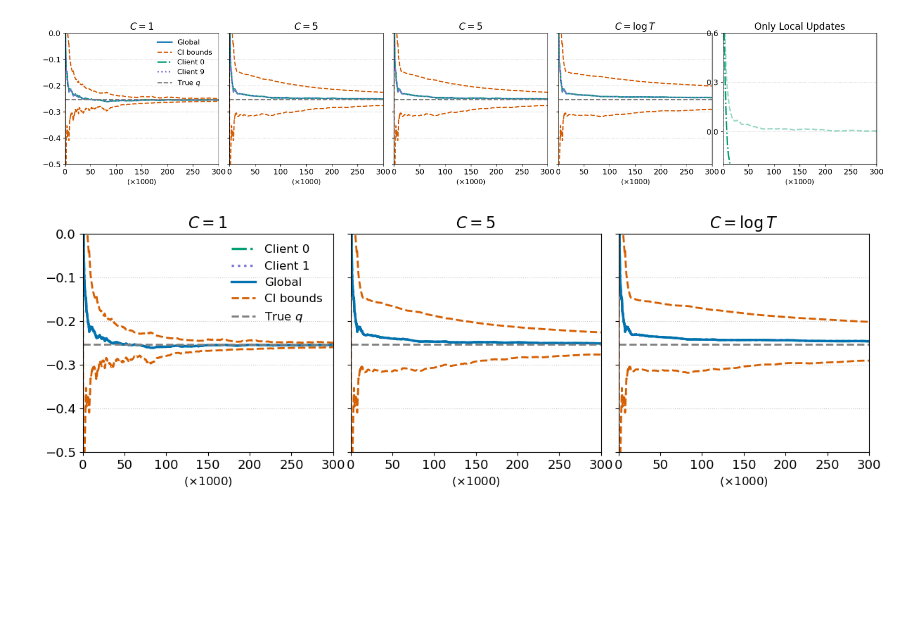
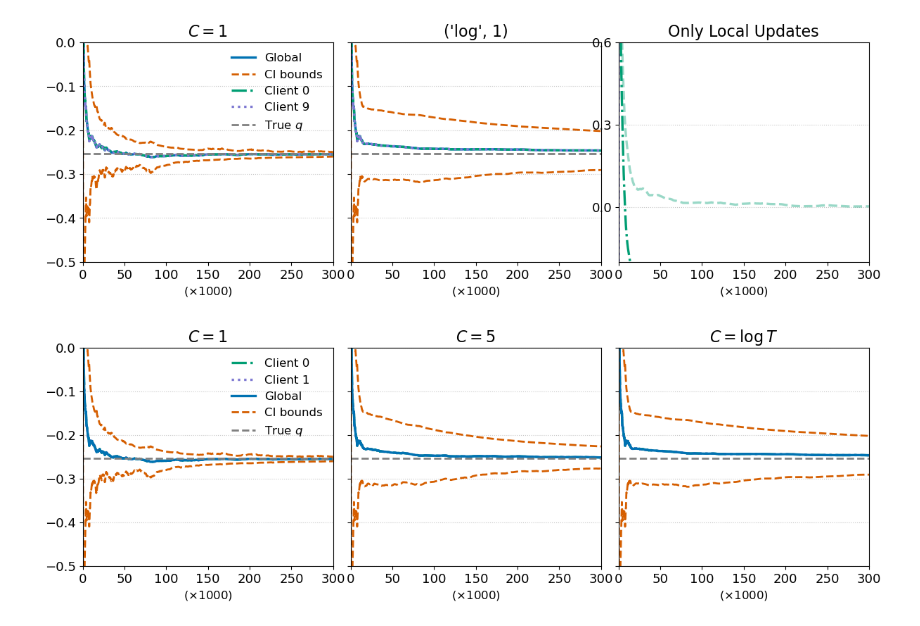
Before and after one commit to Amber-nannan/FedDPQuantile, a Jupyter notebook: plot_trace-Copy2.ipynb, the cells around one changed output. Saved outputs shown, nothing was run; the diff lists cells and outputs as text; code cells hidden in the pictures; blank space fills up the shorter version.

```diff
--- a/plot_trace-Copy2.ipynb
+++ b/plot_trace-Copy2.ipynb
@@ -3,6 +3,14 @@ from util_fdp import *
 import numpy as np
 import matplotlib.pyplot as plt
 from matplotlib.ticker import MaxNLocator
+
+Z_SCORES = {
+    'log': 6.753,
+    'cons': 6.74735,
+     1/3: 6.339,
+     1/2: 5.851,
+     2/3: 4.993
+}
 
 ABC_TABLE = {
     (0.25, 1):(0.51, 100, 20),
@@ -70,7 +78,7 @@ def get_curves(E_typ, E_cons, N,
     xs_g    = np.array(sorted(g_hist))
     gavg    = np.array([g_hist[k] for k in xs_g])
     gvar    = np.array([v_hist[k] for k in xs_g])
-    z       = 6.753 if E_typ == 'log' else 6.74735
+    z       = Z_SCORES[E_typ]
     lo, up  = gavg - z * np.sqrt(gvar), gavg + z * np.sqrt(gvar)
 
     # ── Client 曲线（0 与 1） ──
@@ -213,7 +221,8 @@ def prepare_curves_and_titles(
         title_map = {
             ('cons', 1): r'$C=1$',
             ('cons', 5): r'$C=5$',
-            ('log', 5):  r'$C=\log T$'
+            ('log', 5):  r'$C=\log T$',
+            (1/2,1):r'C = T^{1/2}',
         }
     titles = [title_map.get(cfg, str(cfg)) for cfg in configs] + [local_title]
     return curves_all, titles
@@ -273,33 +277,33 @@ z_score = 6.753 if E == 'log' else 6.74735
 # %%
 # ─────────────────────── 主脚本 ─────────────────────── #
 
 # 参数
 taus         = np.linspace(0.3, 0.5, 10).tolist()
 gene_process = 'homo'
 r            = 0.9
 rs           = [r]*10
 N            = 30_000
 seed         = 1
-configs      = [('cons', 1), ('cons', 5),('cons', 5), ('log', 5)]
+configs      = [('cons', 1),('log', 1)]
 
 # 曲线与标题
 curves_all, titles = prepare_curves_and_titles(
     configs,
     N=N, seed=seed, n_clients=10,
     taus=taus, gene_process=gene_process, rs=rs
 )
 
 # 绘图
 plot_trace_grid(
     curves_all, titles,
     x_max=30_000,
     y_common=(-0.5, 0),
     y_last=(-0.2, 0.6),
     out_path=f'output/trace_{gene_process}_r_{r}_with_client_only.pdf'
 )
 plt.show()
 # %% [output]
-[figure, old version]
+[figure, new version]
 # %%
 
 # ── 绘图阶段 ────────────────────────────────────────────────
```
Also changed, not shown: parts of 1 cell of this notebook.
